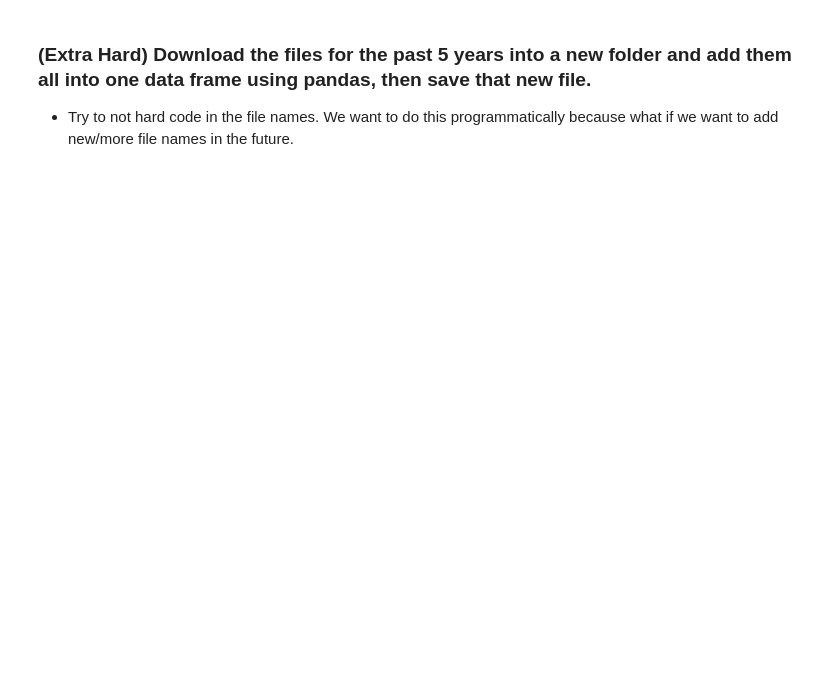
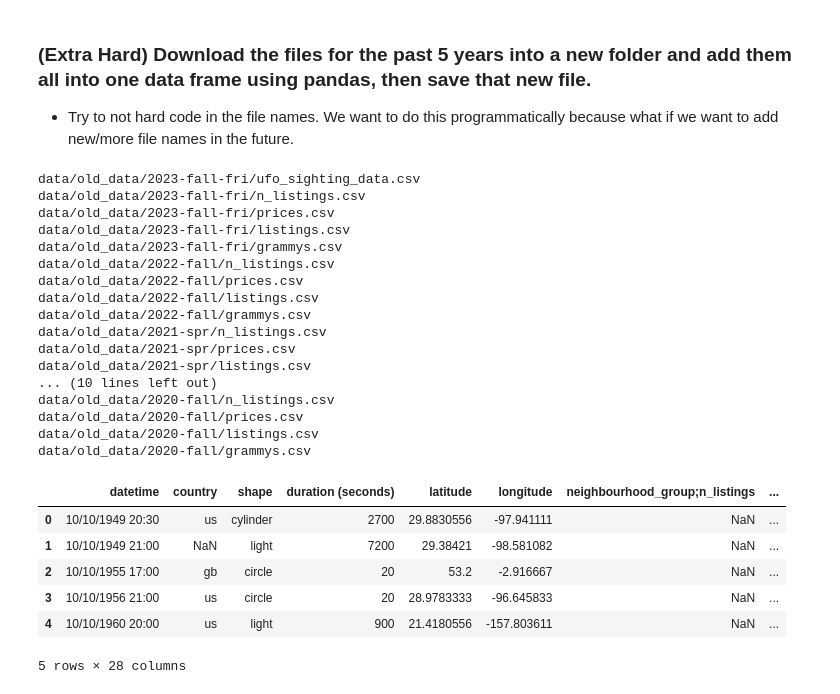
Before and after one commit to luna-miguel/my-fork-2024-DS-Tue, a Jupyter notebook: Week-01-Pandas/Exercise-ML.ipynb, the cells around one changed output. Drawn from its saved outputs; the diff is of its cells as text; code cells hidden in the pictures; blank space fills up the shorter version.

```diff
--- a/Week-01-Pandas/Exercise-ML.ipynb
+++ b/Week-01-Pandas/Exercise-ML.ipynb
@@ -330,3 +585,48 @@ Every question below this cell is extra credit and optional.
 # %% [markdown]
 ### (Extra Hard) Download the files for the past 5 years into a new folder and add them all into one data frame using pandas, then save that new file.
 * Try to not hard code in the file names. We want to do this programmatically because what if we want to add new/more file names in the future.
+# %%
+import os
+
+from os import listdir
+from os.path import isfile, join
+import glob
+
+folder = 'data/old_data/'
+
+df_list = []
+
+# read all csv files in all folders in directory data/old_data/
+for file in glob.glob(os.path.join(folder,'*','*.csv')):
+    print(file)
+    df_list.append(pd.read_csv(file)) # add to list
+
+df = pd.concat(df_list) # build df using all
+df.to_csv('data/old_data/joined.csv', index=False)
+
+df.head()
+# %% [output]
+data/old_data/2023-fall-fri/ufo_sighting_data.csv
+data/old_data/2023-fall-fri/n_listings.csv
+data/old_data/2023-fall-fri/prices.csv
+data/old_data/2023-fall-fri/listings.csv
+data/old_data/2023-fall-fri/grammys.csv
+data/old_data/2022-fall/n_listings.csv
+data/old_data/2022-fall/prices.csv
+data/old_data/2022-fall/listings.csv
+data/old_data/2022-fall/grammys.csv
+data/old_data/2021-spr/n_listings.csv
+data/old_data/2021-spr/prices.csv
+data/old_data/2021-spr/listings.csv
+... (10 lines left out)
+data/old_data/2020-fall/n_listings.csv
+data/old_data/2020-fall/prices.csv
+data/old_data/2020-fall/listings.csv
+data/old_data/2020-fall/grammys.csv
+|  | datetime | country | shape | duration (seconds) | latitude | longitude | neighbourhood_group;n_listings | ... |
+| 0 | 10/10/1949 20:30 | us | cylinder | 2700 | 29.8830556 | -97.941111 | NaN | ... |
+| 1 | 10/10/1949 21:00 | NaN | light | 7200 | 29.38421 | -98.581082 | NaN | ... |
+| 2 | 10/10/1955 17:00 | gb | circle | 20 | 53.2 | -2.916667 | NaN | ... |
+| 3 | 10/10/1956 21:00 | us | circle | 20 | 28.9783333 | -96.645833 | NaN | ... |
+| 4 | 10/10/1960 20:00 | us | light | 900 | 21.4180556 | -157.803611 | NaN | ... |
+5 rows × 28 columns
```
Also changed, not shown: parts of 16 cells of this notebook.
